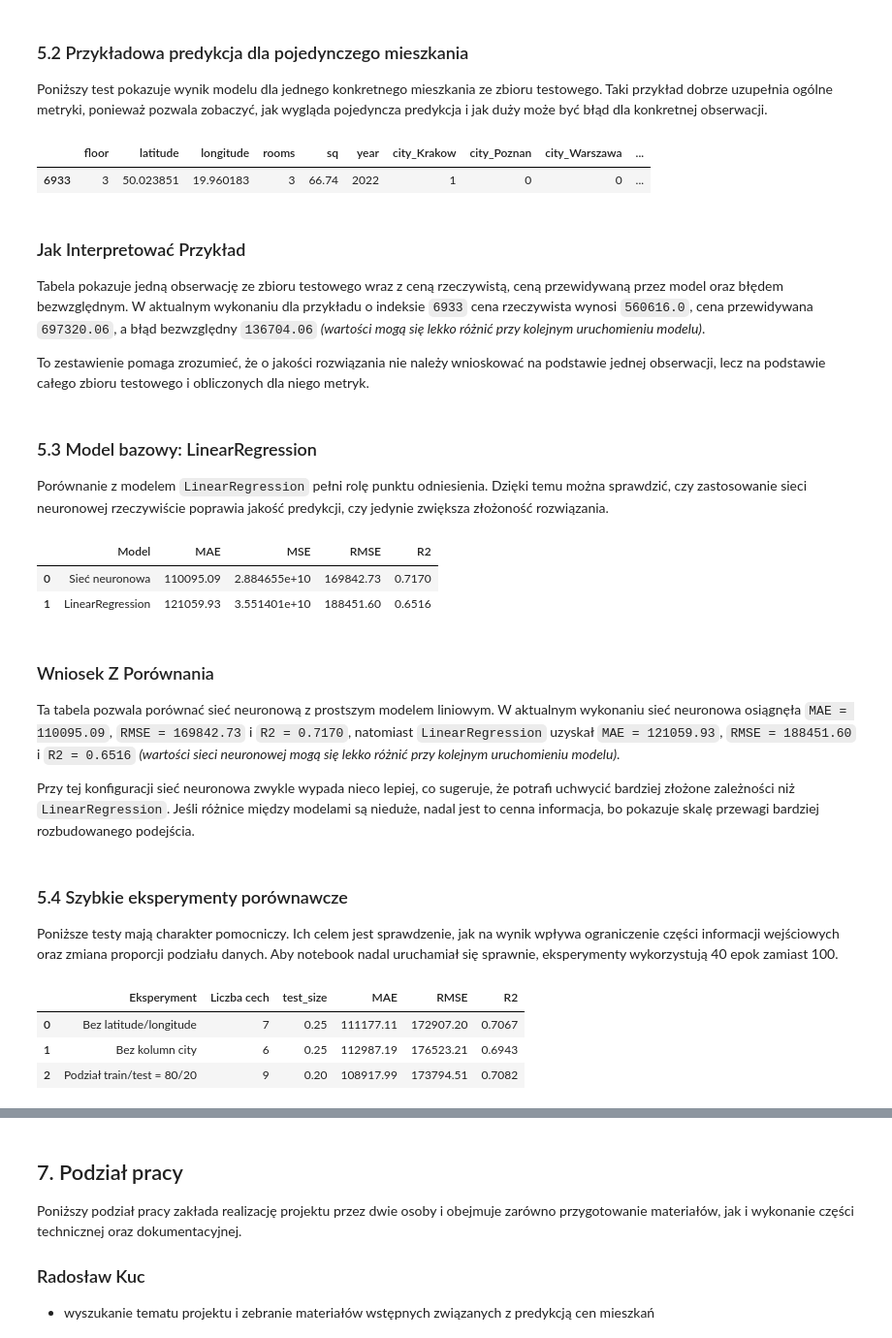
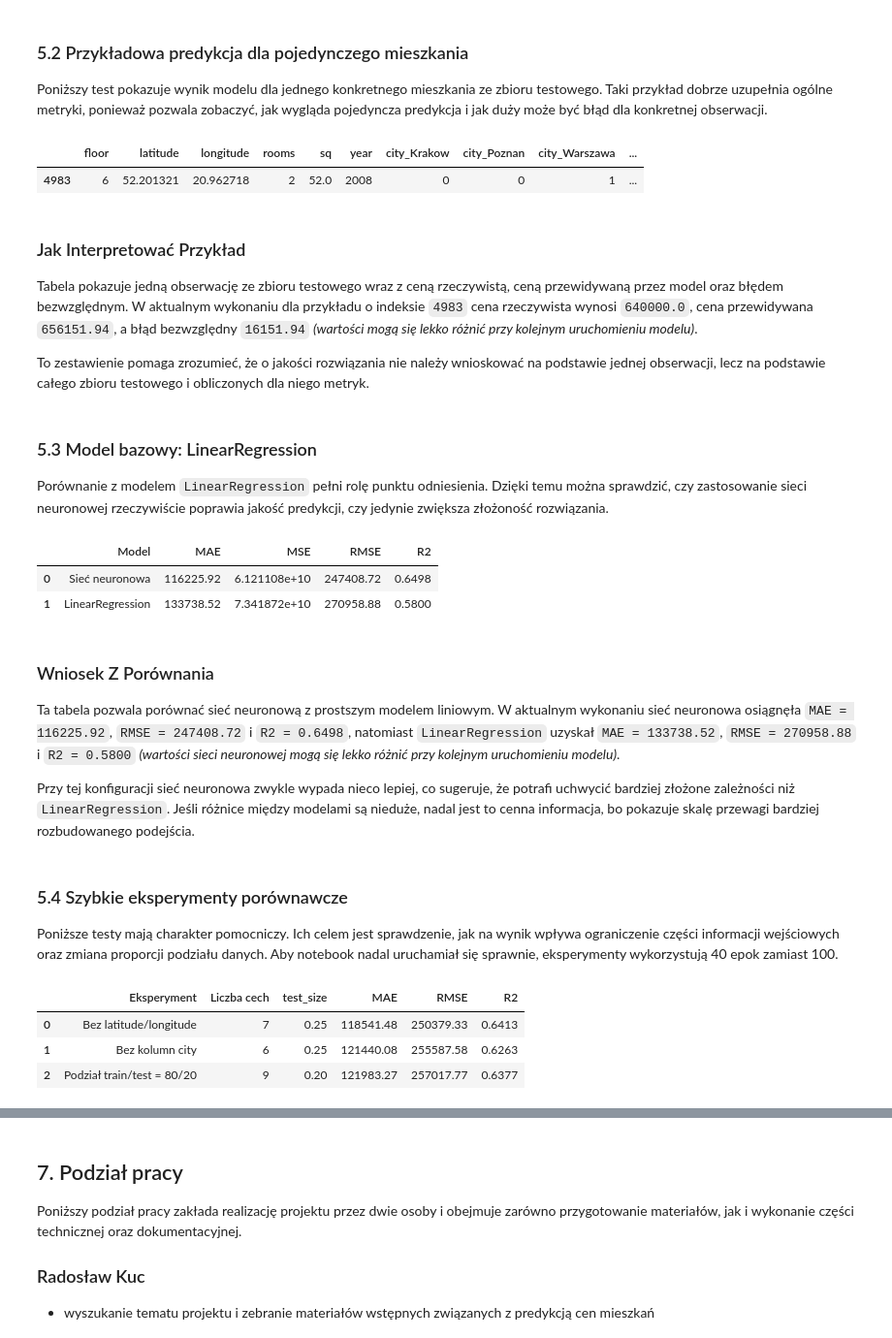
Before and after one commit to matifur/Apartments_price_prediction_AI, a Jupyter notebook: Apartmet_prices_neural_network.ipynb, the cells around one changed output, grey strips where cells are left out. Shown at 97% size. Saved outputs shown, nothing was run; the diff lists cells and outputs as text; code cells hidden in the pictures.

```diff
--- a/Apartmet_prices_neural_network.ipynb
+++ b/Apartmet_prices_neural_network.ipynb
@@ -34,7 +34,7 @@ np.random.seed(42)
 tf.keras.utils.set_random_seed(42)
 # %%
 data_path = Path("data/Houses.csv")
-data = pd.read_csv(data_path, encoding="latin1")
+data = pd.read_csv(data_path, encoding="cp1250")
 
 print(f"Liczba rekordów przed czyszczeniem: {len(data)}")
 data.head()
@@ -61,7 +61,7 @@ Zostawiamy tylko kroki potrzebne do zbudowania modelu:
 - kodowanie zmiennej `city`.
 # %%
 data = data.rename(columns={"adress": "address"}).copy()
-data["city"] = data["city"].replace({"Kraków": "Krakow", "Poznañ": "Poznan"})
+data["city"] = data["city"].replace({"Kraków": "Krakow", "Poznań": "Poznan"})
 data = data[data["city"].isin(["Krakow", "Poznan", "Warszawa"])].copy()
 
 data = data.drop(columns=["Unnamed: 0", "address", "id"], errors="ignore")
@@ -71,11 +71,7 @@ for column in numeric_columns:
     data[column] = pd.to_numeric(data[column], errors="coerce")
 
 data = data.dropna(subset=numeric_columns + ["city"]).copy()
-data = data[
-    (data["sq"].between(data["sq"].quantile(0.01), data["sq"].quantile(0.99)))
-    & (data["price"].between(data["price"].quantile(0.01), data["price"].quantile(0.99)))
-    & (data["year"].between(1900, 2024))
-].copy()
+data = data[data["year"].between(1900, 2024)].copy()
 
 data[["floor", "rooms", "year"]] = data[["floor", "rooms", "year"]].round().astype(int)
 data = pd.get_dummies(data, columns=["city"], dtype=int)
@@ -136,6 +132,19 @@ X_train, X_test, y_train, y_test = train_test_split(
     X, y, test_size=0.25, random_state=42
 )
 
+sq_low = X_train["sq"].quantile(0.01)
+sq_high = X_train["sq"].quantile(0.99)
+price_low = y_train.quantile(0.01)
+price_high = y_train.quantile(0.99)
+
+train_mask = X_train["sq"].between(sq_low, sq_high) & y_train.between(price_low, price_high)
+test_mask = X_test["sq"].between(sq_low, sq_high)
+
+X_train = X_train.loc[train_mask].copy()
+y_train = y_train.loc[train_mask].copy()
+X_test = X_test.loc[test_mask].copy()
+y_test = y_test.loc[test_mask].copy()
+
 scaler = StandardScaler()
 X_train_scaled = scaler.fit_transform(X_train)
 X_test_scaled = scaler.transform(X_test)
@@ -266,11 +275,11 @@ sample_result["blad_bezwzgledny"] = round(abs(sample_actual - sample_prediction)
 sample_result
 # %% [output]
 |  | floor | latitude | longitude | rooms | sq | year | city_Krakow | city_Poznan | city_Warszawa | ... |
-| 6933 | 3 | 50.023851 | 19.960183 | 3 | 66.74 | 2022 | 1 | 0 | 0 | ... |
+| 4983 | 6 | 52.201321 | 20.962718 | 2 | 52.0 | 2008 | 0 | 0 | 1 | ... |
 # %% [markdown]
 ### Jak Interpretować Przykład
 
-Tabela pokazuje jedną obserwację ze zbioru testowego wraz z ceną rzeczywistą, ceną przewidywaną przez model oraz błędem bezwzględnym. W aktualnym wykonaniu dla przykładu o indeksie `6933` cena rzeczywista wynosi `560616.0`, cena przewidywana `697320.06`, a błąd bezwzględny `136704.06` *(wartości mogą się lekko różnić przy kolejnym uruchomieniu modelu)*.
+Tabela pokazuje jedną obserwację ze zbioru testowego wraz z ceną rzeczywistą, ceną przewidywaną przez model oraz błędem bezwzględnym. W aktualnym wykonaniu dla przykładu o indeksie `4983` cena rzeczywista wynosi `640000.0`, cena przewidywana `656151.94`, a błąd bezwzględny `16151.94` *(wartości mogą się lekko różnić przy kolejnym uruchomieniu modelu)*.
 
 To zestawienie pomaga zrozumieć, że o jakości rozwiązania nie należy wnioskować na podstawie jednej obserwacji, lecz na podstawie całego zbioru testowego i obliczonych dla niego metryk.
 # %% [markdown]
@@ -307,12 +316,12 @@ comparison_df = pd.DataFrame([
 comparison_df
 # %% [output]
 |  | Model | MAE | MSE | RMSE | R2 |
-| 0 | Sieć neuronowa | 110095.09 | 2.884655e+10 | 169842.73 | 0.7170 |
-| 1 | LinearRegression | 121059.93 | 3.551401e+10 | 188451.60 | 0.6516 |
+| 0 | Sieć neuronowa | 116225.92 | 6.121108e+10 | 247408.72 | 0.6498 |
+| 1 | LinearRegression | 133738.52 | 7.341872e+10 | 270958.88 | 0.5800 |
 # %% [markdown]
 ### Wniosek Z Porównania
 
-Ta tabela pozwala porównać sieć neuronową z prostszym modelem liniowym. W aktualnym wykonaniu sieć neuronowa osiągnęła `MAE = 110095.09`, `RMSE = 169842.73` i `R2 = 0.7170`, natomiast `LinearRegression` uzyskał `MAE = 121059.93`, `RMSE = 188451.60` i `R2 = 0.6516` *(wartości sieci neuronowej mogą się lekko różnić przy kolejnym uruchomieniu modelu)*.
+Ta tabela pozwala porównać sieć neuronową z prostszym modelem liniowym. W aktualnym wykonaniu sieć neuronowa osiągnęła `MAE = 116225.92`, `RMSE = 247408.72` i `R2 = 0.6498`, natomiast `LinearRegression` uzyskał `MAE = 133738.52`, `RMSE = 270958.88` i `R2 = 0.5800` *(wartości sieci neuronowej mogą się lekko różnić przy kolejnym uruchomieniu modelu)*.
 
 Przy tej konfiguracji sieć neuronowa zwykle wypada nieco lepiej, co sugeruje, że potrafi uchwycić bardziej złożone zależności niż `LinearRegression`. Jeśli różnice między modelami są nieduże, nadal jest to cenna informacja, bo pokazuje skalę przewagi bardziej rozbudowanego podejścia.
 # %% [markdown]
@@ -327,6 +336,19 @@ def run_neural_experiment(selected_features, test_size=0.25, epochs=40):
     X_train_exp, X_test_exp, y_train_exp, y_test_exp = train_test_split(
         X_exp, y_exp, test_size=test_size, random_state=42
     )
+
+    sq_low = X_train_exp["sq"].quantile(0.01)
+    sq_high = X_train_exp["sq"].quantile(0.99)
+    price_low = y_train_exp.quantile(0.01)
+    price_high = y_train_exp.quantile(0.99)
+
+    train_mask = X_train_exp["sq"].between(sq_low, sq_high) & y_train_exp.between(price_low, price_high)
+    test_mask = X_test_exp["sq"].between(sq_low, sq_high)
+
+    X_train_exp = X_train_exp.loc[train_mask].copy()
+    y_train_exp = y_train_exp.loc[train_mask].copy()
+    X_test_exp = X_test_exp.loc[test_mask].copy()
+    y_test_exp = y_test_exp.loc[test_mask].copy()
 
     scaler_exp = StandardScaler()
     X_train_exp_scaled = scaler_exp.fit_transform(X_train_exp)
@@ -359,36 +381,36 @@ def run_neural_experiment(selected_features, test_size=0.25, epochs=40):
         "test_size": test_size,
         "MAE": round(mean_absolute_error(y_test_exp, exp_predictions), 2),
         "RMSE": round(np.sqrt(exp_mse), 2),
         "R2": round(r2_score(y_test_exp, exp_predictions), 4),
     }
 
 
 quick_experiments = [
     {
         "Eksperyment": "Bez latitude/longitude",
         **run_neural_experiment([
             "floor", "rooms", "sq", "year", "city_Krakow", "city_Poznan", "city_Warszawa"
         ]),
     },
     {
         "Eksperyment": "Bez kolumn city",
         **run_neural_experiment([
             "floor", "latitude", "longitude", "rooms", "sq", "year"
         ]),
     },
     {
         "Eksperyment": "Podział train/test = 80/20",
         **run_neural_experiment(feature_columns, test_size=0.20),
     },
 ]
 
 quick_experiments_df = pd.DataFrame(quick_experiments)
 quick_experiments_df
 # %% [output]
 |  | Eksperyment | Liczba cech | test_size | MAE | RMSE | R2 |
-| 0 | Bez latitude/longitude | 7 | 0.25 | 111177.11 | 172907.20 | 0.7067 |
-| 1 | Bez kolumn city | 6 | 0.25 | 112987.19 | 176523.21 | 0.6943 |
-| 2 | Podział train/test = 80/20 | 9 | 0.20 | 108917.99 | 173794.51 | 0.7082 |
+| 0 | Bez latitude/longitude | 7 | 0.25 | 118541.48 | 250379.33 | 0.6413 |
+| 1 | Bez kolumn city | 6 | 0.25 | 121440.08 | 255587.58 | 0.6263 |
+| 2 | Podział train/test = 80/20 | 9 | 0.20 | 121983.27 | 257017.77 | 0.6377 |
 # %% [markdown]
 ### Wnioski Z Eksperymentów
 
```
Also changed, not shown: parts of 12 cells of this notebook, 1 other file.
